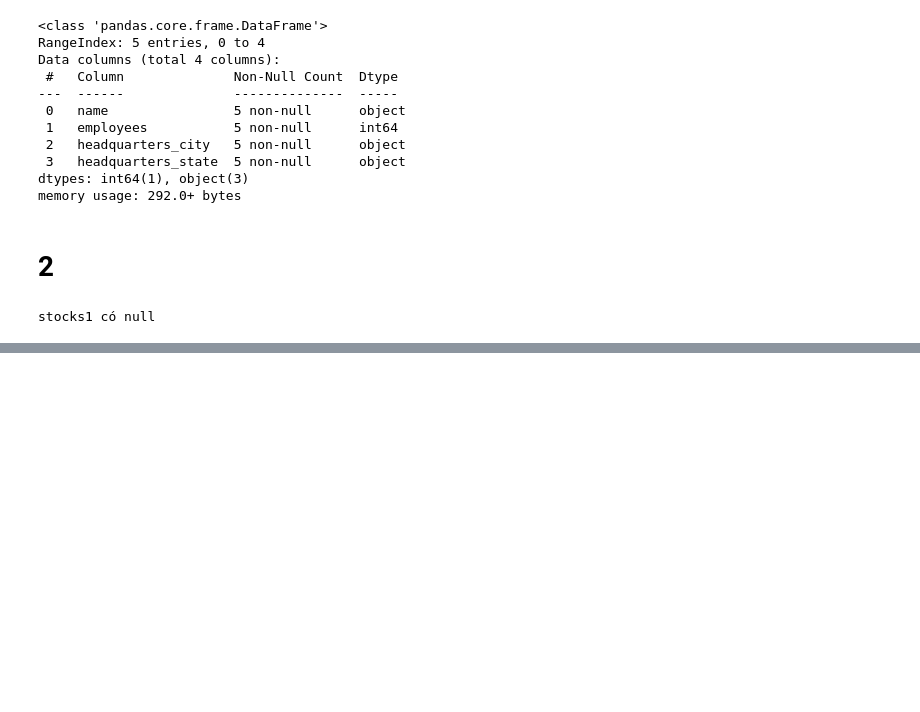
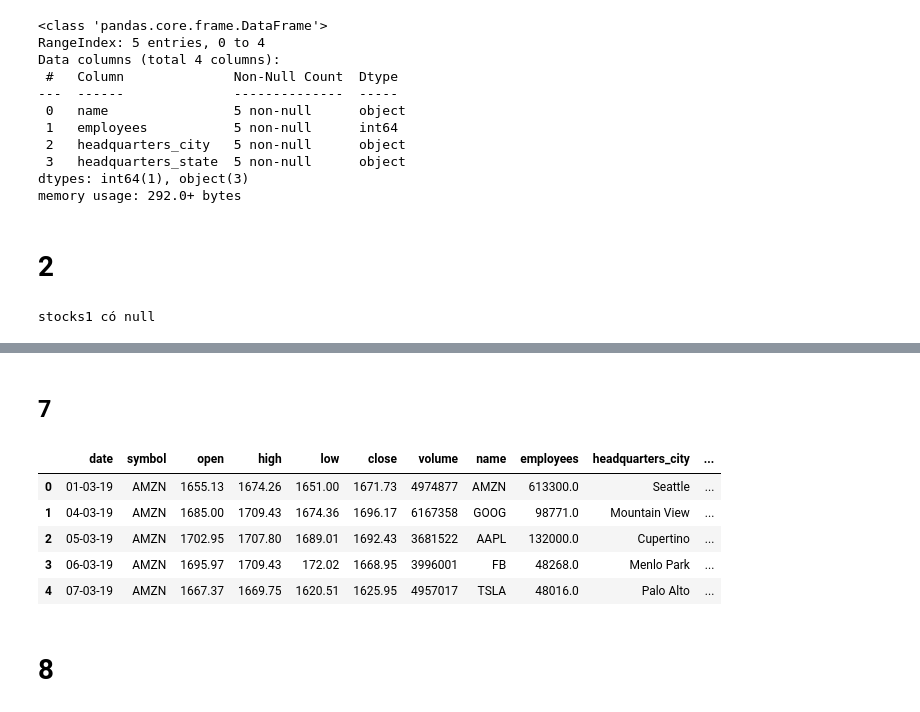
Before and after one commit to 49-Vinh-17A1/STT40_Nguyen_Van_Vinh_23174600020_DHKL17A1HN, a Jupyter notebook: chuong4/bai4.22.ipynb, the cells around one changed output, grey strips where cells are left out. Cells and saved outputs as stored; diff of their text form; code cells hidden in the pictures; blank space fills up the shorter version.

```diff
--- a/chuong4/bai4.22.ipynb
+++ b/chuong4/bai4.22.ipynb
@@ -176,0 +268,15 @@ stocks1 = np.where(stocks1.isna(),stocks1['high'].max(),stocks1)
+# %% [markdown]
+## 7
+# %%
+stocks_company['parsed_time'] = pd.to_datetime(stocks_company['date'])
+# %%
+stocks_company.head()
+# %% [output]
+|  | date | symbol | open | high | low | close | volume | name | employees | headquarters_city | ... |
+| 0 | 01-03-19 | AMZN | 1655.13 | 1674.26 | 1651.00 | 1671.73 | 4974877 | AMZN | 613300.0 | Seattle | ... |
+| 1 | 04-03-19 | AMZN | 1685.00 | 1709.43 | 1674.36 | 1696.17 | 6167358 | GOOG | 98771.0 | Mountain View | ... |
+| 2 | 05-03-19 | AMZN | 1702.95 | 1707.80 | 1689.01 | 1692.43 | 3681522 | AAPL | 132000.0 | Cupertino | ... |
+| 3 | 06-03-19 | AMZN | 1695.97 | 1709.43 | 172.02 | 1668.95 | 3996001 | FB | 48268.0 | Menlo Park | ... |
+| 4 | 07-03-19 | AMZN | 1667.37 | 1669.75 | 1620.51 | 1625.95 | 4957017 | TSLA | 48016.0 | Palo Alto | ... |
+# %% [markdown]
+# 8
```
Also changed, not shown: parts of 12 cells of this notebook, 1 other file.
